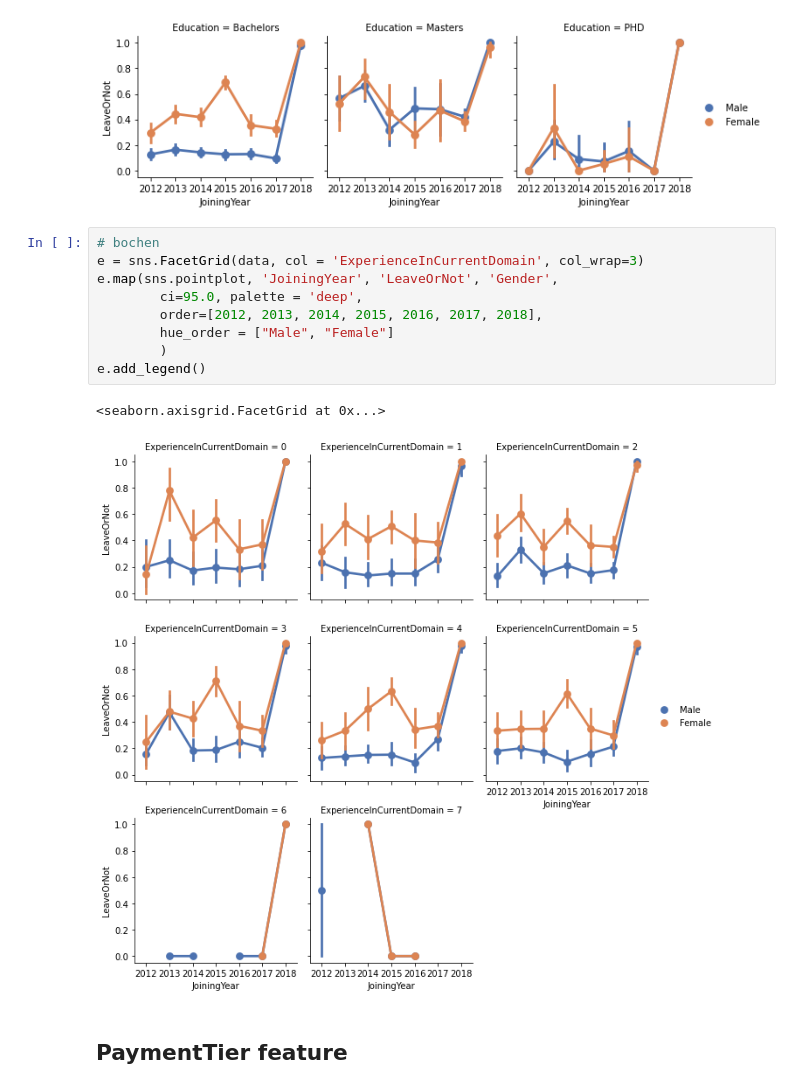
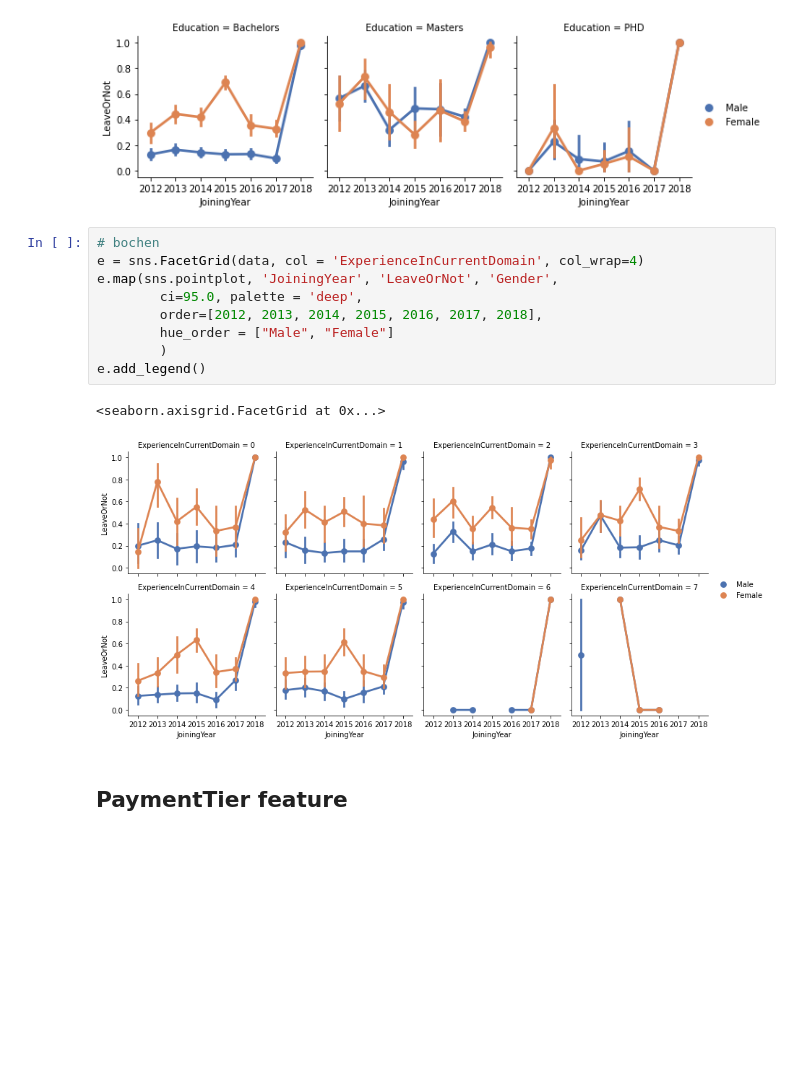
Before and after one commit to bochendong/CS9637A, a Jupyter notebook: 9637a.ipynb, the cells around one changed output. Cells and saved outputs as stored; diff of their text form; blank space fills up the shorter version.

```diff
--- a/9637a.ipynb
+++ b/9637a.ipynb
@@ -321,16 +321,16 @@ e.add_legend()
 [figure]
 # %%
 # bochen
-e = sns.FacetGrid(data, col = 'ExperienceInCurrentDomain', col_wrap=3)
+e = sns.FacetGrid(data, col = 'ExperienceInCurrentDomain', col_wrap=4)
 e.map(sns.pointplot, 'JoiningYear', 'LeaveOrNot', 'Gender',
         ci=95.0, palette = 'deep',
         order=[2012, 2013, 2014, 2015, 2016, 2017, 2018],
         hue_order = ["Male", "Female"]
         )
 e.add_legend()
 # %% [output]
 <seaborn.axisgrid.FacetGrid at 0x...>
-[figure, old version]
+[figure, new version]
 # %% [markdown]
 ## PaymentTier feature
 # %% [markdown]
```
